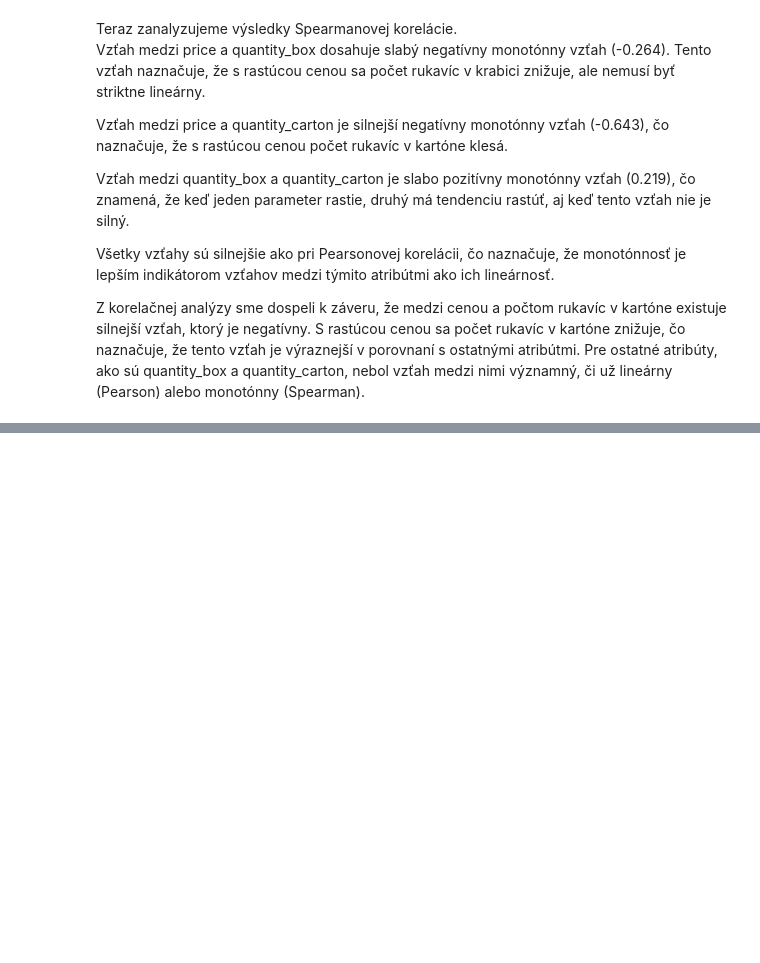
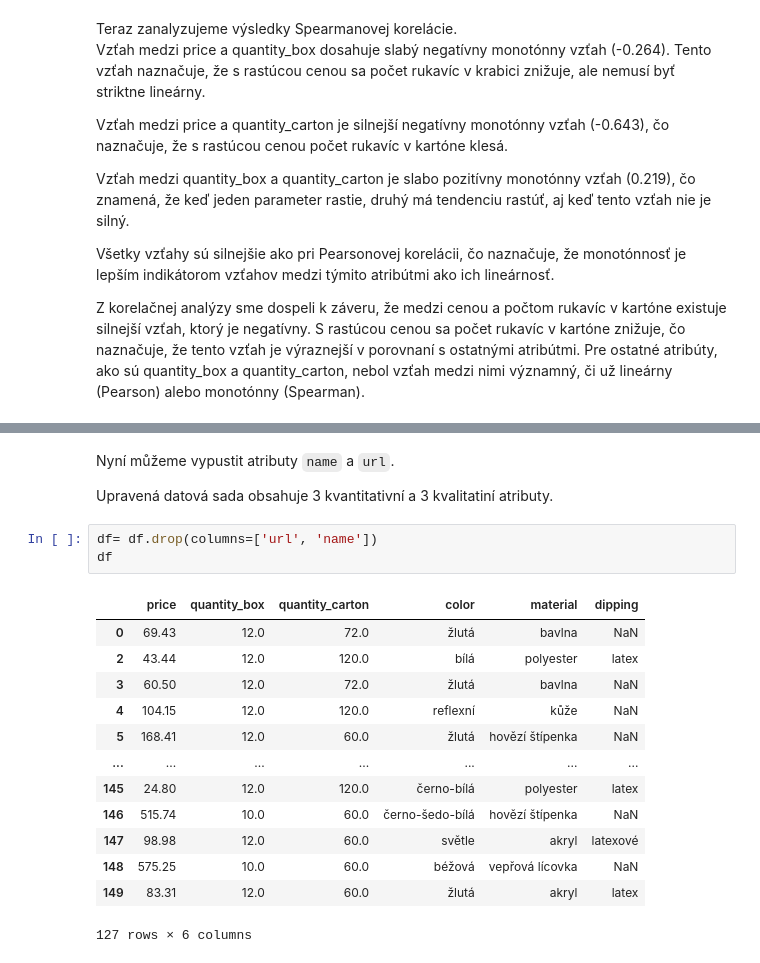
Before and after one commit to Adam-K2/upa-project, a Jupyter notebook: projekt_3/upa_3.ipynb, the cells around one changed output, grey strips where cells are left out. Saved outputs shown, nothing was run; the diff lists cells and outputs as text; blank space fills up the shorter version.

```diff
--- a/projekt_3/upa_3.ipynb
+++ b/projekt_3/upa_3.ipynb
@@ -426,0 +493,21 @@ Z korelačnej analýzy sme dospeli k záveru, že medzi cenou a počtom rukavíc
+# %% [markdown]
+Nyní můžeme vypustit atributy `name` a `url`.
+
+Upravená datová sada obsahuje 3 kvantitativní a 3 kvalitatiní atributy.
+# %%
+df= df.drop(columns=['url', 'name'])
+df
+# %% [output]
+|  | price | quantity_box | quantity_carton | color | material | dipping |
+| 0 | 69.43 | 12.0 | 72.0 | žlutá | bavlna | NaN |
+| 2 | 43.44 | 12.0 | 120.0 | bílá | polyester | latex |
+| 3 | 60.50 | 12.0 | 72.0 | žlutá | bavlna | NaN |
+| 4 | 104.15 | 12.0 | 120.0 | reflexní | kůže | NaN |
+| 5 | 168.41 | 12.0 | 60.0 | žlutá | hovězí štípenka | NaN |
+| ... | ... | ... | ... | ... | ... | ... |
+| 145 | 24.80 | 12.0 | 120.0 | černo-bílá | polyester | latex |
+| 146 | 515.74 | 10.0 | 60.0 | černo-šedo-bílá | hovězí štípenka | NaN |
+| 147 | 98.98 | 12.0 | 60.0 | světle | akryl | latexové |
+| 148 | 575.25 | 10.0 | 60.0 | béžová | vepřová lícovka | NaN |
+| 149 | 83.31 | 12.0 | 60.0 | žlutá | akryl | latex |
+127 rows × 6 columns
```
Also changed, not shown: parts of 18 cells of this notebook.
